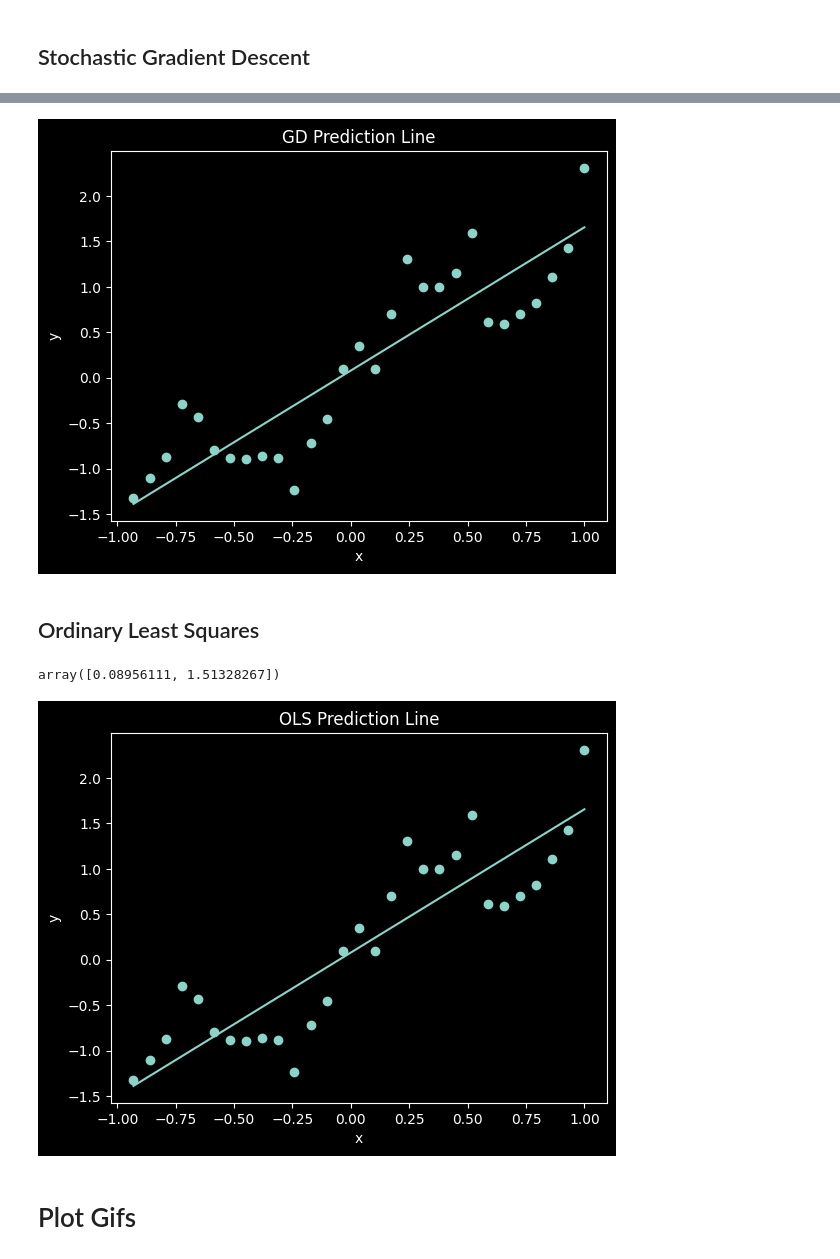
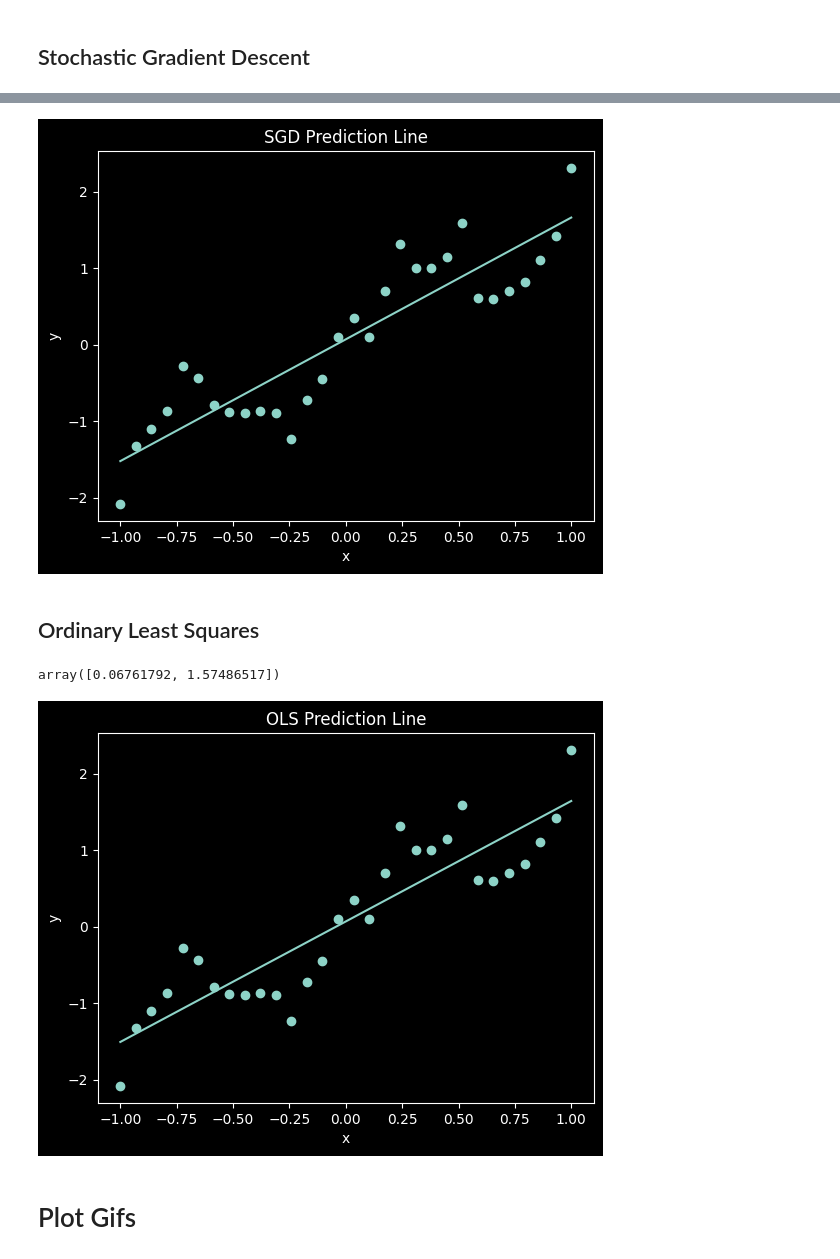
Before and after one commit to viniciuspxc/Reconhecimento_de_Padroes, a Jupyter notebook: Listas/Lista 1/Lista 01.ipynb, the cells around one changed output, grey strips where cells are left out. Drawn from its saved outputs; the diff is of its cells as text; code cells hidden in the pictures.

```diff
--- a/Listas/Lista 1/Lista 01.ipynb
+++ b/Listas/Lista 1/Lista 01.ipynb
@@ -13,6 +21,6 @@ import matplotlib.pyplot as plt
 plt.style.use('dark_background')
 # %%
-df = pd.read_csv("content/artificial1d.csv")
+df = pd.read_csv("content/artificial1d.csv", header=None)
 df.columns = ['x', 'y']
 df.head()
 # %% [output]
@@ -109,3 +169,5 @@ SGD = StochasticGradientDescent()
+# %%
+SGD = StochasticGradientDescent(alpha=0.1, epochs=5)
 # %%
 SGD.fit(df['x'], df['y'])
 # %% [output]
@@ -115,12 +182,12 @@ sgd_pred = SGD.predict(df['x'])
 # %%
 plt.scatter(df['x'], df['y'])
-plt.plot(df['x'], sgd_pred)
+plt.plot(df['x'], SGD.predict(df['x']))
 plt.xlabel('x')
 plt.ylabel('y')
-plt.title('GD Prediction Line')
+plt.title('SGD Prediction Line')
 plt.show()
 # %% [output]
-[figure, old version]
+[figure, new version]
 # %% [markdown]
 ## Ordinary Least Squares
 # %%
@@ -150,4 +216,4 @@ OLS = OrdinaryLeastSquares()
 # %%
 OLS.fit(df['x'], df['y'])
 # %% [output]
-array([0.08956111, 1.51328267])
+array([0.06761792, 1.57486517])
@@ -156,12 +220,12 @@ ols_pred = OLS.predict(df['x'])
 # %%
 plt.scatter(df['x'], df['y'])
-plt.plot(df['x'], sgd_pred)
+plt.plot(df['x'], OLS.predict(df['x']))
 plt.xlabel('x')
 plt.ylabel('y')
 plt.title('OLS Prediction Line')
 plt.show()
 # %% [output]
-[figure, old version]
+[figure, new version]
 # %% [markdown]
 # Plot Gifs
 # %%
```
Also changed, not shown: parts of 18 cells of this notebook, 3 other files.
